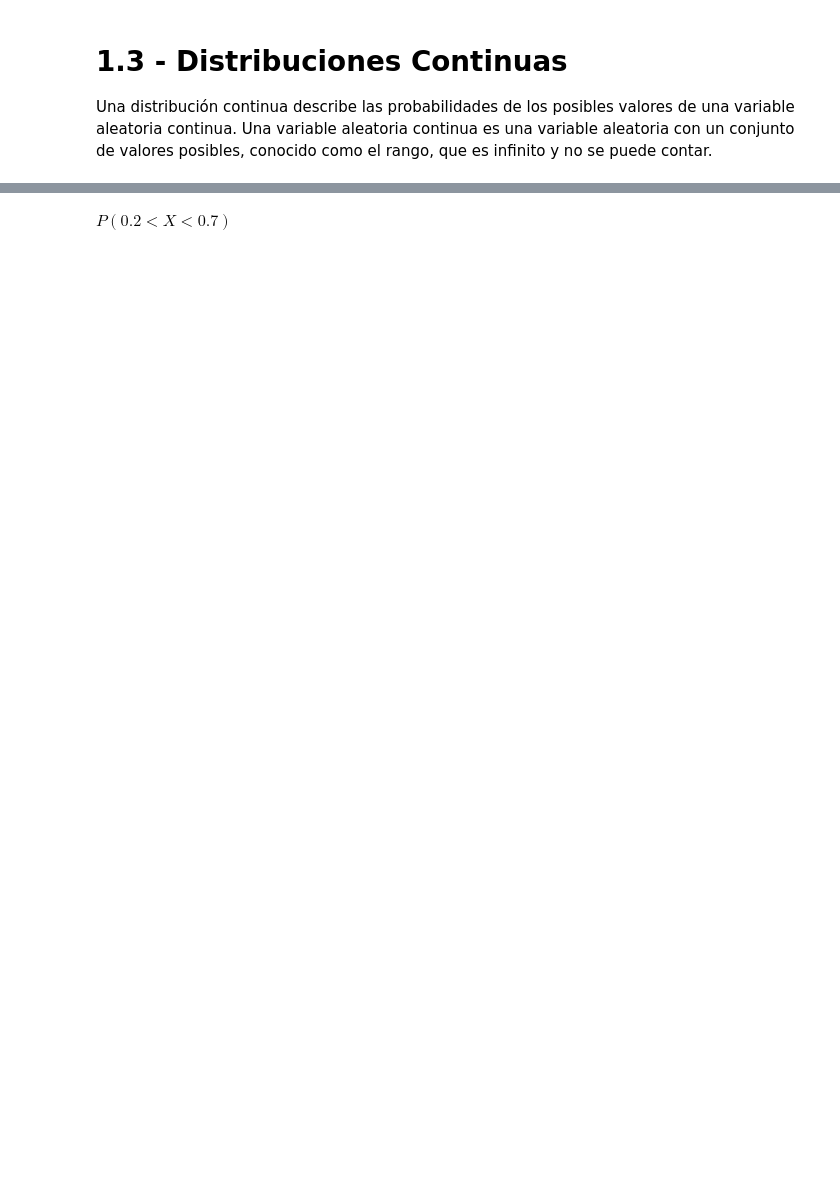
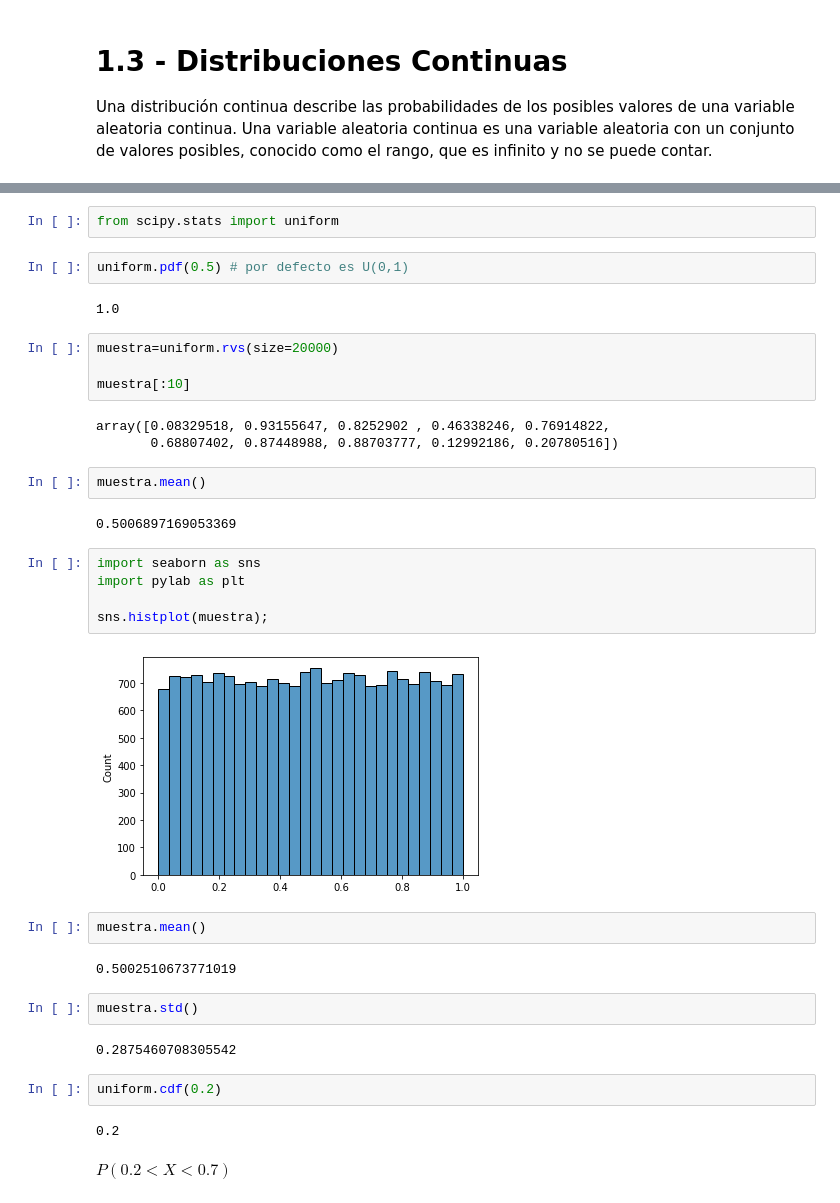
Before and after one commit to Pomilusky/apuntes_clase, a Jupyter notebook: semana_5/2.3 - Distribuciones Continuas.ipynb, the cells around one changed output, grey strips where cells are left out. Saved outputs shown, nothing was run; the diff lists cells and outputs as text; blank space fills up the shorter version.

```diff
--- a/semana_5/2.3 - Distribuciones Continuas.ipynb
+++ b/semana_5/2.3 - Distribuciones Continuas.ipynb
@@ -39,5 +39,41 @@ $P(x \geq 0)=1$
 $P(0.1 \leq x \leq 0.4)=0.4 - 0.1=0.3$
 
 $$\forall c, d \in [0, 1]: P(c < x <= d) = d-c$$
+# %%
+from scipy.stats import uniform
+# %%
+uniform.pdf(0.5) # por defecto es U(0,1)
+# %% [output]
+1.0
+# %%
+muestra=uniform.rvs(size=20000)
+
+muestra[:10]
+# %% [output]
+array([0.08329518, 0.93155647, 0.8252902 , 0.46338246, 0.76914822,
+       0.68807402, 0.87448988, 0.88703777, 0.12992186, 0.20780516])
+# %%
+muestra.mean()
+# %% [output]
+0.5006897169053369
+# %%
+import seaborn as sns
+import pylab as plt
+
+sns.histplot(muestra);
+# %% [output]
+[figure, added]
+# %%
+muestra.mean()
+# %% [output]
+0.5002510673771019
+# %%
+muestra.std()
+# %% [output]
+0.2875460708305542
+# %%
+uniform.cdf(0.2)
+# %% [output]
+0.2
 # %% [markdown]
 $P(0.2 < X < 0.7)$
```
Also changed, not shown: parts of 26 cells of this notebook, 1 other file.
